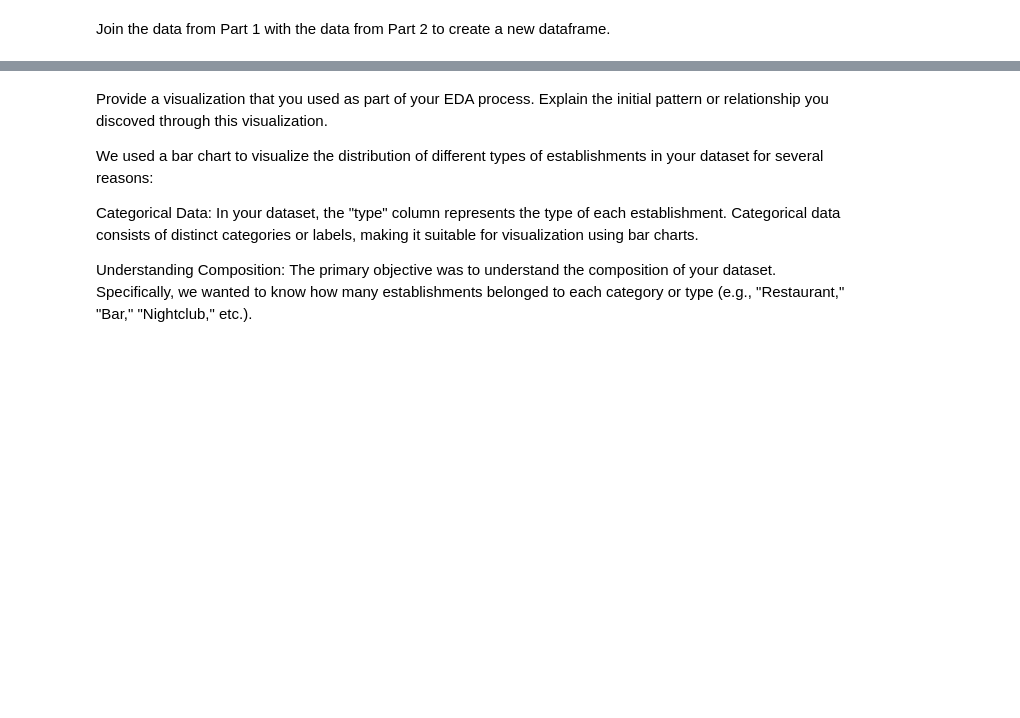
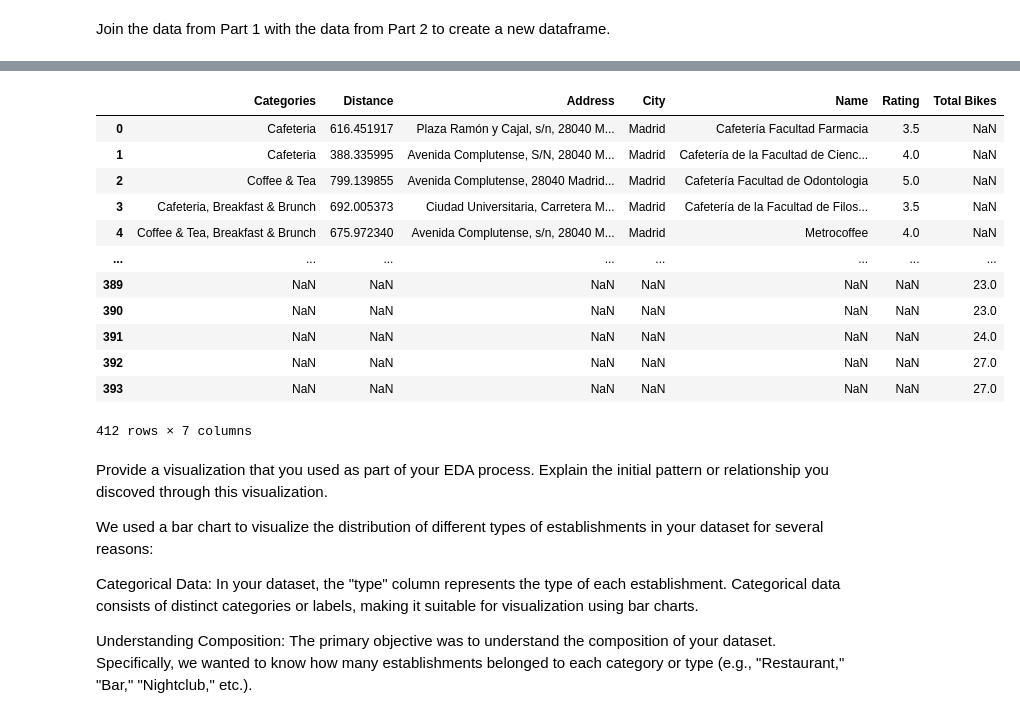
Before and after one commit to Affuya/LHL-Statistical-Modelling-Project, a Jupyter notebook: notebooks/joining_data.ipynb, the cells around one changed output, grey strips where cells are left out. Drawn from its saved outputs; the diff is of its cells as text; code cells hidden in the pictures; blank space fills up the shorter version.

```diff
--- a/notebooks/joining_data.ipynb
+++ b/notebooks/joining_data.ipynb
@@ -19,3 +81,22 @@ combined_df.shape
+# %%
+combined_df_new = combined_df[['Categories', 'Distance', 'Address', 'City','Name', 'Rating',
+                               'Total Bikes']]
+
+combined_df_new
+# %% [output]
+|  | Categories | Distance | Address | City | Name | Rating | Total Bikes |
+| 0 | Cafeteria | 616.451917 | Plaza Ramón y Cajal, s/n, 28040 M... | Madrid | Cafetería Facultad Farmacia | 3.5 | NaN |
+| 1 | Cafeteria | 388.335995 | Avenida Complutense, S/N, 28040 M... | Madrid | Cafetería de la Facultad de Cienc... | 4.0 | NaN |
+| 2 | Coffee & Tea | 799.139855 | Avenida Complutense, 28040 Madrid... | Madrid | Cafetería Facultad de Odontologia | 5.0 | NaN |
+| 3 | Cafeteria, Breakfast & Brunch | 692.005373 | Ciudad Universitaria, Carretera M... | Madrid | Cafetería de la Facultad de Filos... | 3.5 | NaN |
+| 4 | Coffee & Tea, Breakfast & Brunch | 675.972340 | Avenida Complutense, s/n, 28040 M... | Madrid | Metrocoffee | 4.0 | NaN |
+| ... | ... | ... | ... | ... | ... | ... | ... |
+| 389 | NaN | NaN | NaN | NaN | NaN | NaN | 23.0 |
+| 390 | NaN | NaN | NaN | NaN | NaN | NaN | 23.0 |
+| 391 | NaN | NaN | NaN | NaN | NaN | NaN | 24.0 |
+| 392 | NaN | NaN | NaN | NaN | NaN | NaN | 27.0 |
+| 393 | NaN | NaN | NaN | NaN | NaN | NaN | 27.0 |
+412 rows × 7 columns
 # %% [markdown]
 Provide a visualization that you used as part of your EDA process. Explain the initial pattern or relationship you discoved through this visualization.
 
```
Also changed, not shown: parts of 27 cells of this notebook, 1 other file.
